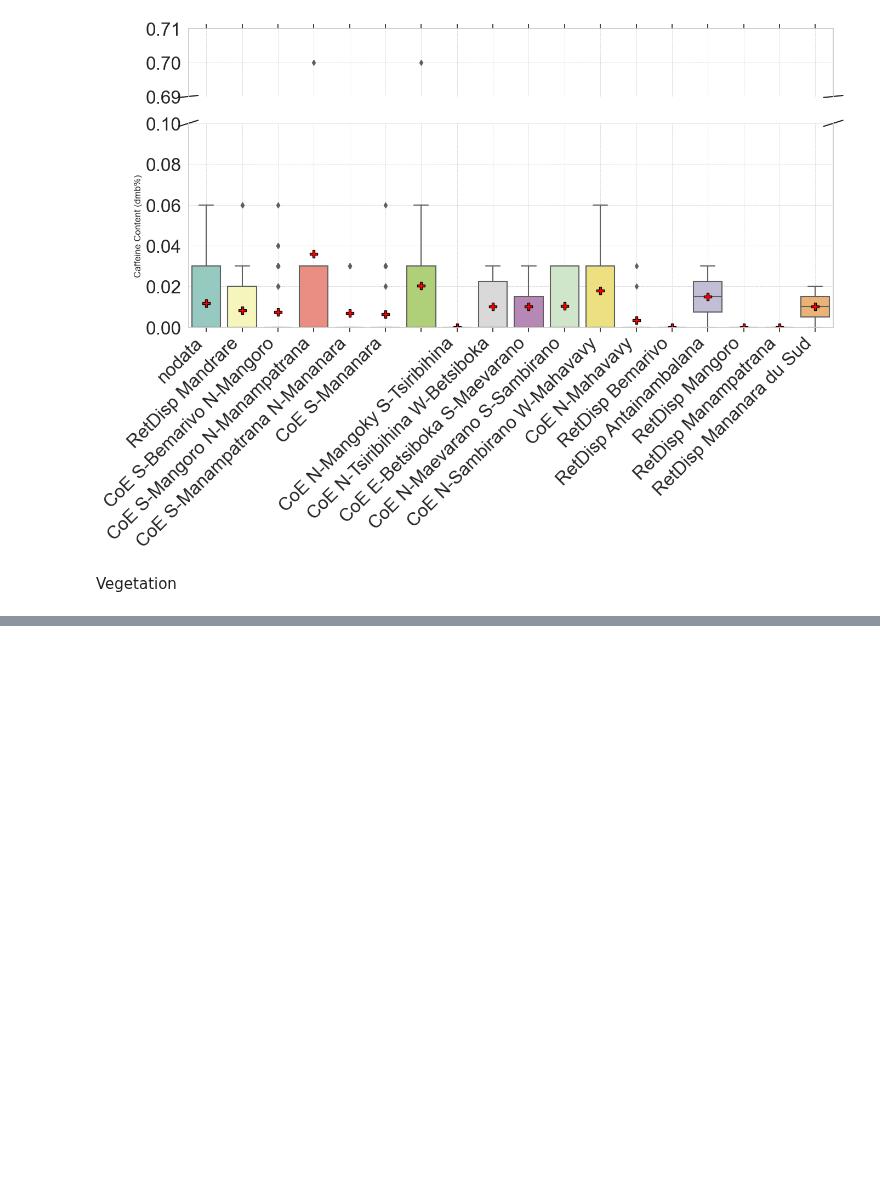
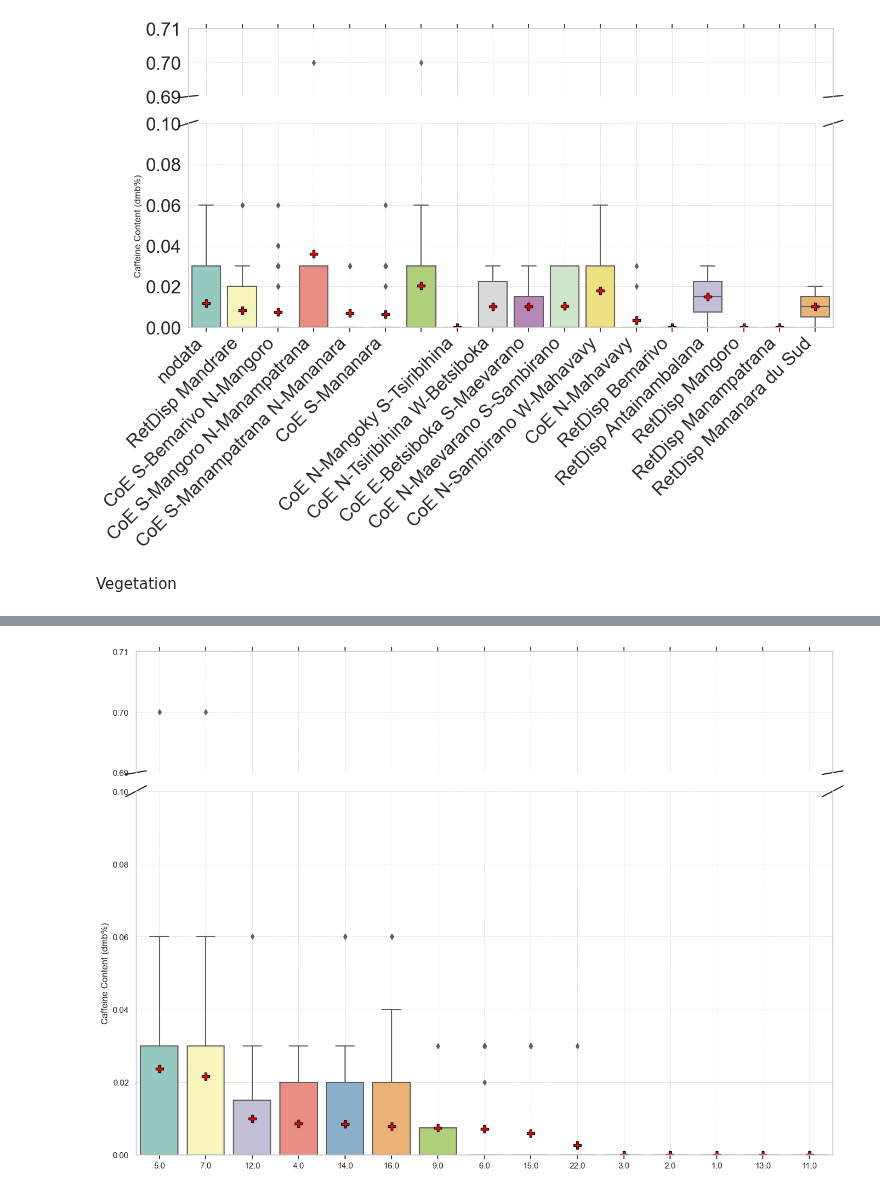
Before and after one commit to tahiri-lab/py_madaclim, a Jupyter notebook: workdir/analysis/bin/interpretation.ipynb, the cells around one changed output, grey strips where cells are left out. Cells and saved outputs as stored; diff of their text form; code cells hidden in the pictures; blank space fills up the shorter version.

```diff
--- a/workdir/analysis/bin/interpretation.ipynb
+++ b/workdir/analysis/bin/interpretation.ipynb
@@ -411,0 +464,57 @@ plt.show()
+# %%
+# Calculate the mean caffeine content for each category in 'env_77_veg'
+category_means = df.groupby('env_77_veg')['caffeine_percent'].mean()
+
+# Sort the categories by mean caffeine content in descending order
+sorted_categories = category_means.sort_values(ascending=False).index
+
+# Create a new column with the sorted categories
+df['env_77_veg_sorted'] = pd.Categorical(df['env_77_veg'], categories=sorted_categories, ordered=True)
+
+# Use the sorted column for plotting
+fig, axes = plt.subplots(2, 1, sharex=True, figsize=(14, 10),
+                         gridspec_kw={'height_ratios': [1, 3]})
+
+# Box plot with broken y-axis
+ax1 = axes[0]  # Top plot for box plot
+ax2 = axes[1]  # Bottom plot for box plot
+
+# Top plot (focused on 0.69 to 0.71 range)
+sns.boxplot(x='env_77_veg_sorted', y='caffeine_percent', data=df, palette='Set3', ax=ax1, showmeans=True, meanprops=meanprops)
+ax1.set_ylim(0.69, 0.71)  # Display a small range above the break
+ax1.set_yticks(np.arange(0.69, 0.71, 0.01))  # Adjust interval for the narrow section
+
+# Bottom plot (below 0.1)
+sns.boxplot(x='env_77_veg_sorted', y='caffeine_percent', data=df, palette='Set3', ax=ax2, showmeans=True, meanprops=meanprops)
+ax2.set_ylim(0, 0.1)  # Emphasize the main range
+ax2.set_yticks(np.arange(0, 0.11, 0.02))  # Set interval for the bottom part
+
+# Formatting for better visualization
+ax1.spines['bottom'].set_visible(False)
+ax2.spines['top'].set_visible(False)
+ax1.xaxis.tick_top()
+ax1.tick_params(labeltop=False)  # Don't put tick labels at the top
+ax2.xaxis.tick_bottom()
+
+# Add diagonal lines to indicate the break in the y-axis
+d = .015  # How big to make the diagonal lines in axes coordinates
+kwargs = dict(transform=ax1.transAxes, color='k', clip_on=False)
+ax1.plot((-d, +d), (-d, +d), **kwargs)  # Top-left diagonal
+ax1.plot((1 - d, 1 + d), (-d, +d), **kwargs)  # Top-right diagonal
+
+kwargs.update(transform=ax2.transAxes)  # Switch to the bottom axes
+ax2.plot((-d, +d), (1 - d, 1 + d), **kwargs)  # Bottom-left diagonal
+ax2.plot((1 - d, 1 + d), (1 - d, 1 + d), **kwargs)  # Bottom-right diagonal
+
+# Set labels and titles for box plot
+ax2.set_xlabel('')
+ax2.set_ylabel('Caffeine Content (dmb%)')
+ax1.set_ylabel('')  # Remove y-axis label from the top plot
+ax1.set_xlabel('')  # Remove y-axis label from the top plot
+ax1.grid(True, which='both', linestyle='--', linewidth=0.5)
+ax2.grid(True, which='both', linestyle='--', linewidth=0.5)
+
+plt.tight_layout()
+plt.show()
+# %% [output]
+[figure, added]
```
Also changed, not shown: parts of 16 cells of this notebook, 1 other file.
